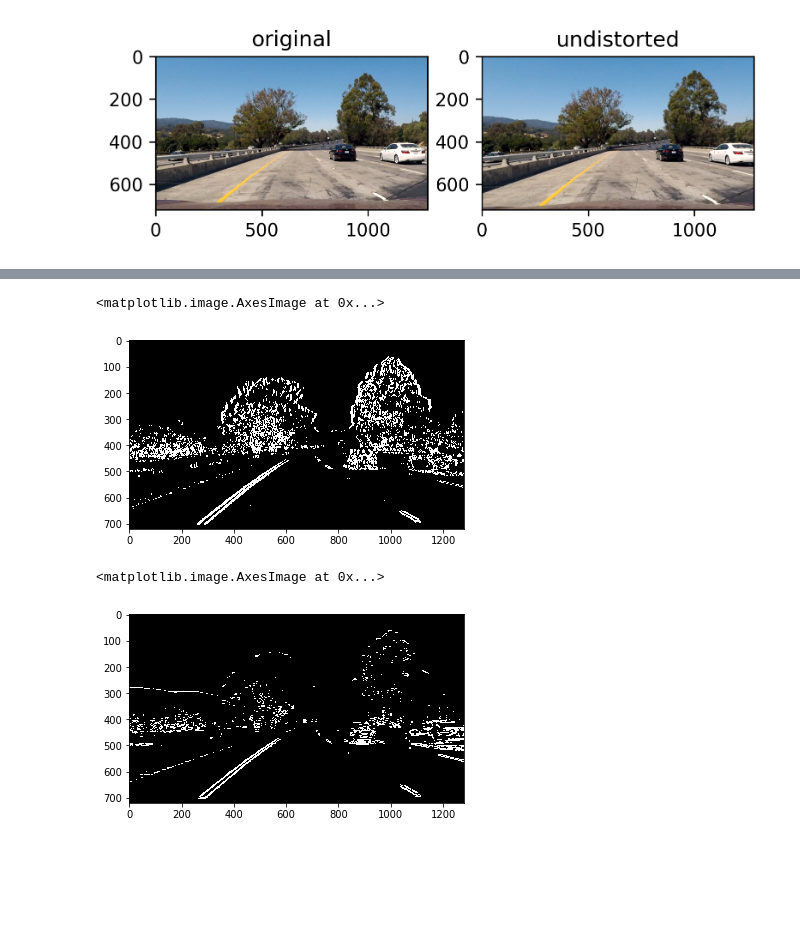
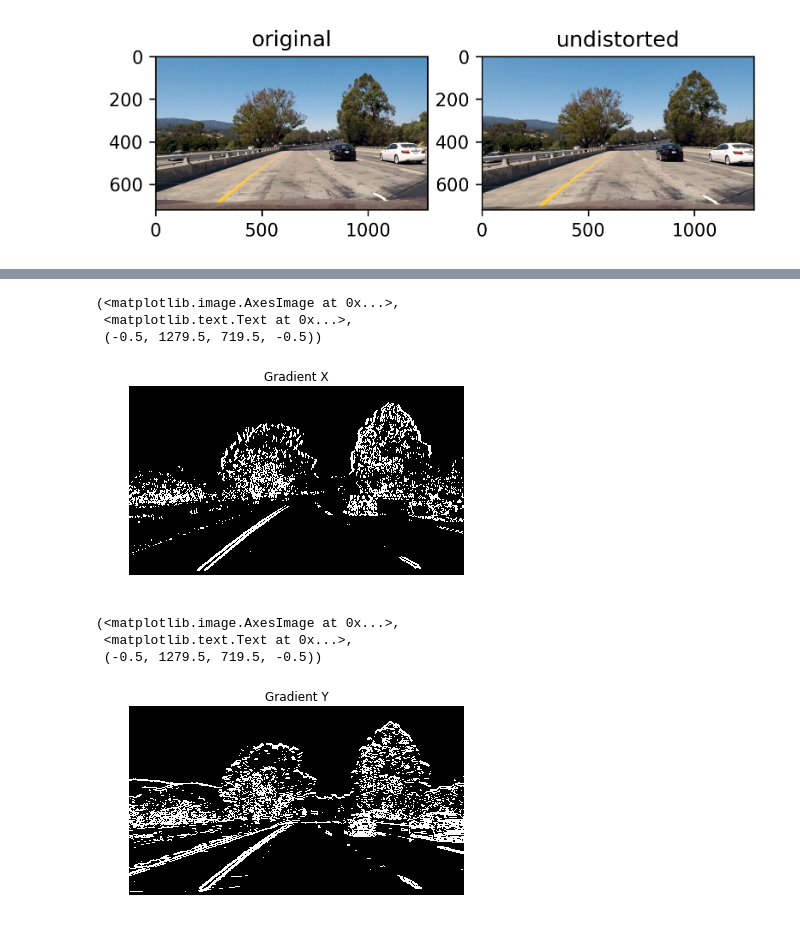
Before and after one commit to jaeoh2/self-driving-car-nd, a Jupyter notebook: CarND-Advanced-Lane-Lines-P4/Advanced-Lane-Lines.ipynb, the cells around one changed output, grey strips where cells are left out. Saved outputs shown, nothing was run; the diff lists cells and outputs as text; code cells hidden in the pictures; blank space fills up the shorter version.

```diff
--- a/CarND-Advanced-Lane-Lines-P4/Advanced-Lane-Lines.ipynb
+++ b/CarND-Advanced-Lane-Lines-P4/Advanced-Lane-Lines.ipynb
@@ -158,14 +179,18 @@ dirThresh = (0.7, 1.3)
 # %%
 gradx = abs_sobel_thresh(dstImage, orient='x', sobel_kernel=ksize, thresh=(20,200))
-plt.imshow(gradx,cmap='gray')
+plt.imshow(gradx,cmap='gray'), plt.title('Gradient X'), plt.axis('off')
 # %% [output]
-<matplotlib.image.AxesImage at 0x...>
+(<matplotlib.image.AxesImage at 0x...>,
+ <matplotlib.text.Text at 0x...>,
+ (-0.5, 1279.5, 719.5, -0.5))
-[figure, old version]
+[figure, new version]
 # %%
-grady = abs_sobel_thresh(dstImage, orient='y', sobel_kernel=ksize, thresh=(50,200))
-plt.imshow(grady,cmap='gray')
+grady = abs_sobel_thresh(dstImage, orient='y', sobel_kernel=ksize, thresh=(20,200))
+plt.imshow(grady,cmap='gray'), plt.title('Gradient Y'), plt.axis('off')
 # %% [output]
-<matplotlib.image.AxesImage at 0x...>
+(<matplotlib.image.AxesImage at 0x...>,
+ <matplotlib.text.Text at 0x...>,
+ (-0.5, 1279.5, 719.5, -0.5))
-[figure, old version]
+[figure, new version]
 # %%
 mag_binary = mag_thresh(dstImage, sobel_kernel=ksize, mag_thresh=(20,200))
```
Also changed, not shown: parts of 30 cells of this notebook.
